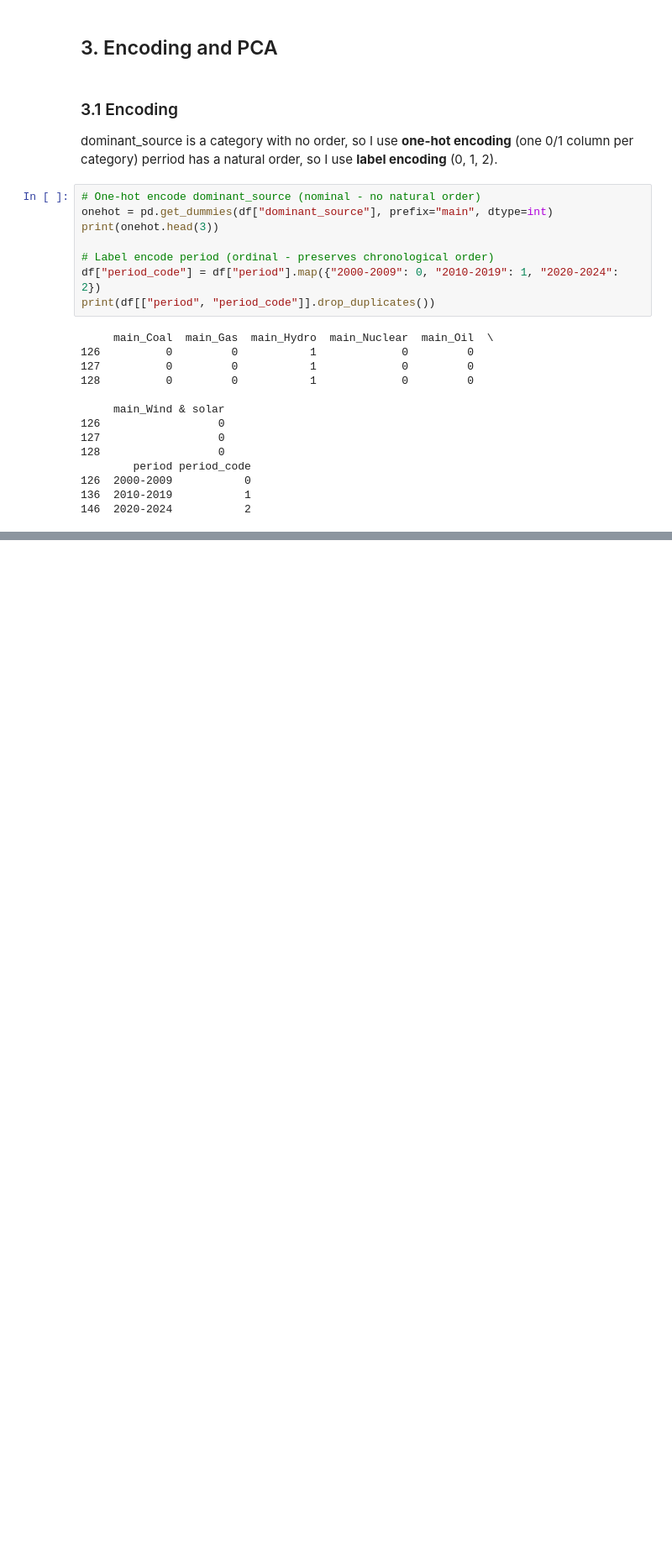
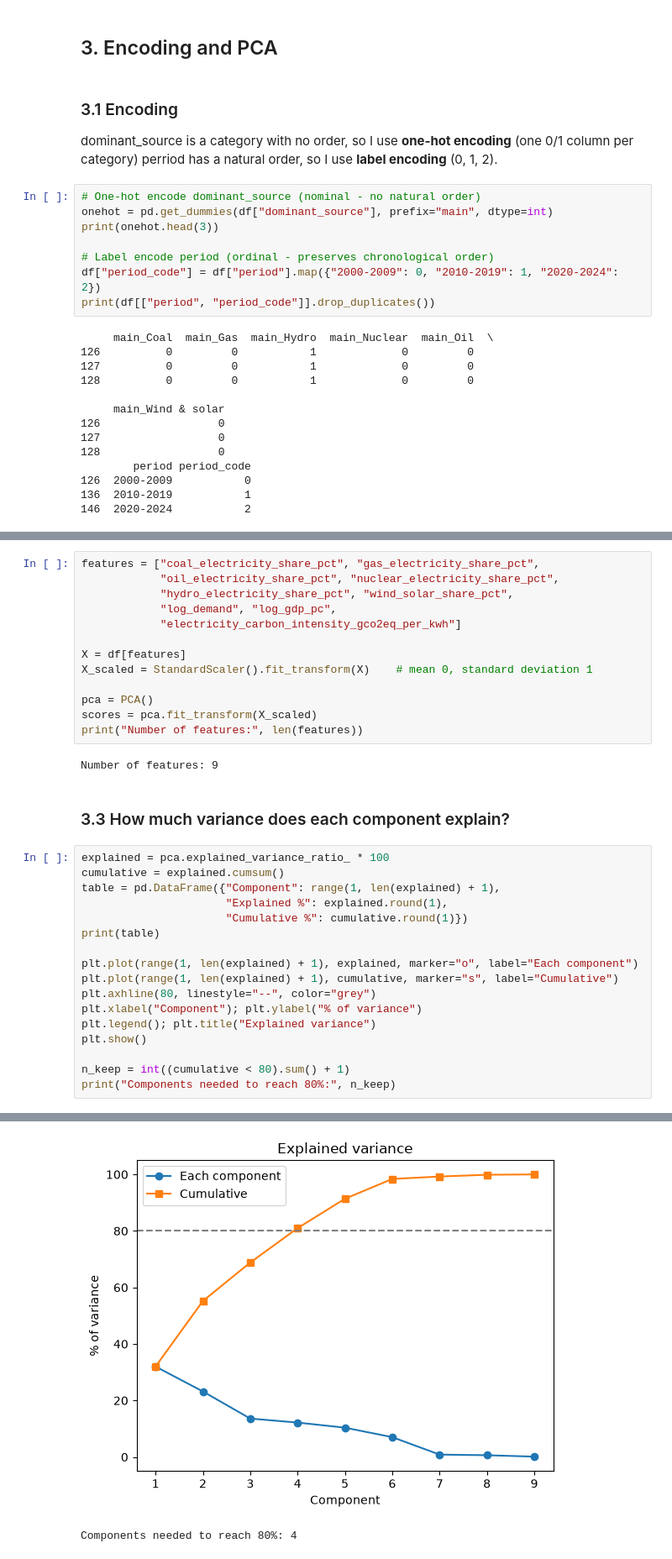
Before and after one commit to 2024658/data_exploration_ca_1, a Jupyter notebook: Electricity_Generation_Analysis.ipynb, the cells around one changed output, grey strips where cells are left out. Shown at 84% size. Drawn from its saved outputs; the diff is of its cells as text; blank space fills up the shorter version.

Commit message:
Added standardisation and PCA with explained variance and component choice

```diff
--- a/Electricity_Generation_Analysis.ipynb
+++ b/Electricity_Generation_Analysis.ipynb
@@ -265,0 +269,35 @@ print(df[["period", "period_code"]].drop_duplicates())
+# %%
+features = ["coal_electricity_share_pct", "gas_electricity_share_pct",
+            "oil_electricity_share_pct", "nuclear_electricity_share_pct",
+            "hydro_electricity_share_pct", "wind_solar_share_pct",
+            "log_demand", "log_gdp_pc",
+            "electricity_carbon_intensity_gco2eq_per_kwh"]
+
+X = df[features]
+X_scaled = StandardScaler().fit_transform(X)    # mean 0, standard deviation 1
+
+pca = PCA()
+scores = pca.fit_transform(X_scaled)
+print("Number of features:", len(features))
+# %% [output]
+Number of features: 9
+# %% [markdown]
+### 3.3 How much variance does each component explain?
+# %%
+explained = pca.explained_variance_ratio_ * 100
+cumulative = explained.cumsum()
+table = pd.DataFrame({"Component": range(1, len(explained) + 1),
+                      "Explained %": explained.round(1),
+                      "Cumulative %": cumulative.round(1)})
+print(table)
+
+plt.plot(range(1, len(explained) + 1), explained, marker="o", label="Each component")
+plt.plot(range(1, len(explained) + 1), cumulative, marker="s", label="Cumulative")
+plt.axhline(80, linestyle="--", color="grey")
+plt.xlabel("Component"); plt.ylabel("% of variance")
+plt.legend(); plt.title("Explained variance")
+plt.show()
+
+n_keep = int((cumulative < 80).sum() + 1)
+print("Components needed to reach 80%:", n_keep)
+# %% [output]
@@ -265,0 +314,2 @@ print(df[["period", "period_code"]].drop_duplicates())
+[figure, added]
+Components needed to reach 80%: 4
```
Also changed, not shown: parts of 3 cells of this notebook.
